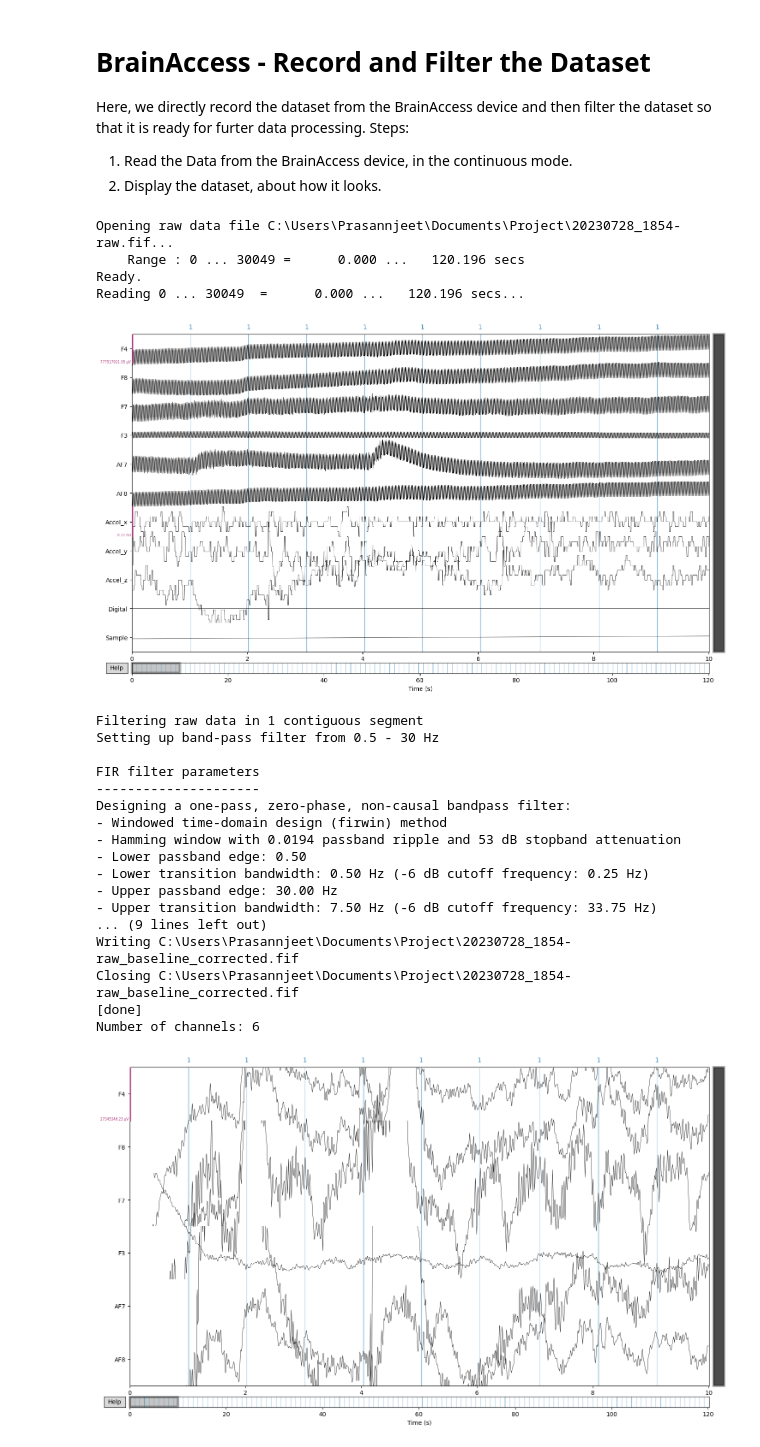
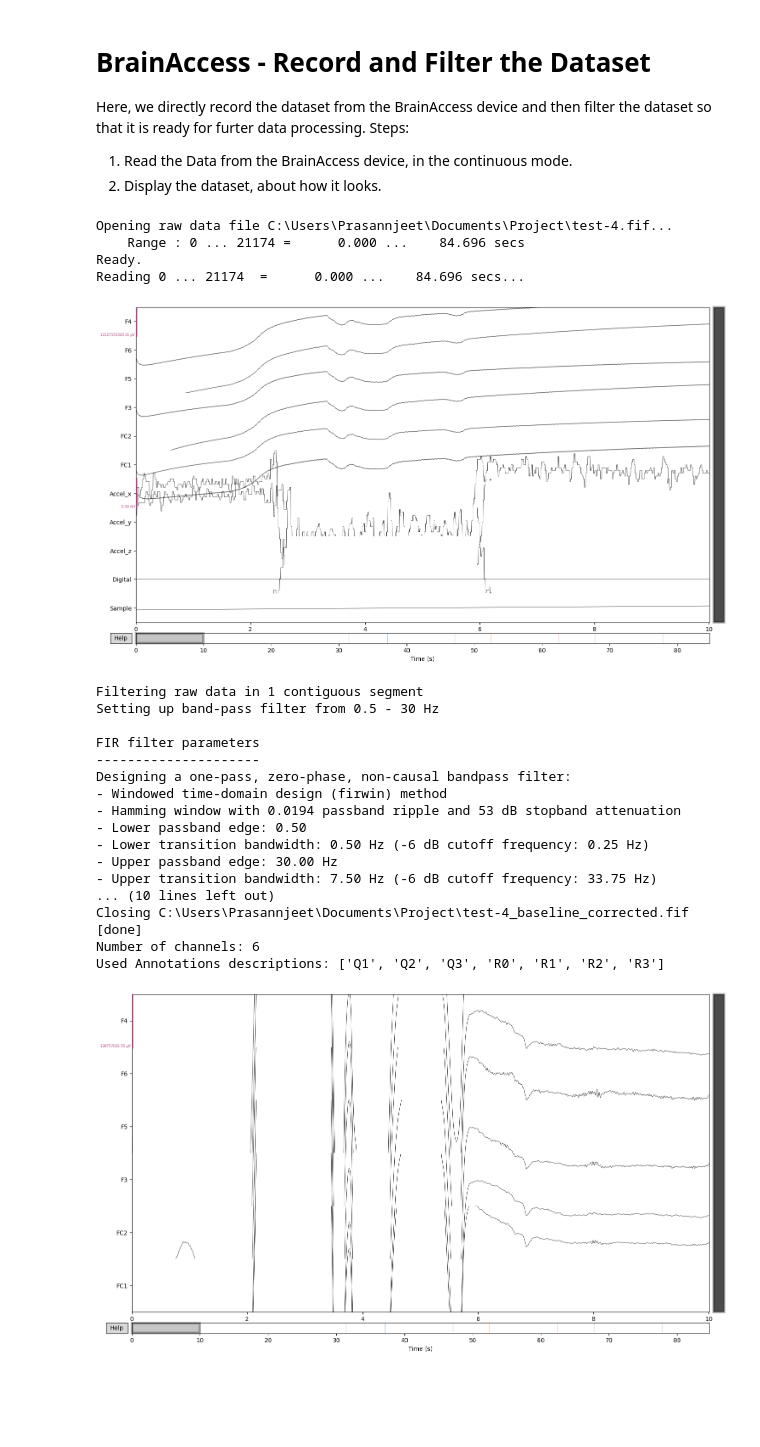
Before and after one commit to prasannjeet/brainaccess-eeg-python, a Jupyter notebook: data_process.ipynb, the cells around one changed output. Cells and saved outputs as stored; diff of their text form; code cells hidden in the pictures; blank space fills up the shorter version.

Commit message:
updated plotting and server to send timestamps

```diff
--- a/data_process.ipynb
+++ b/data_process.ipynb
@@ -12,7 +12,7 @@ import pandas as pd
 import numpy as np
 import matplotlib.pyplot as plt
 
-file_path = 'C:\\Users\\Prasannjeet\\Documents\\Project\\20230728_1854-raw.fif'
+file_path = 'C:\\Users\\Prasannjeet\\Documents\\Project\\test-4.fif'
 raw_data = mne.io.read_raw_fif(file_path, preload=True)
 
 # Plot the data
@@ -27,38 +27,40 @@ def remove_mean(x):
     return x - np.mean(x)
 
 # Apply the function
 raw_data.apply_function(remove_mean, picks='eeg')
 
 # Apply the filter
 raw_data.filter(0.5, 30)
 
 # Get the actual data as a NumPy array
 data = raw_data.get_data()
 
 # Convert the data to a DataFrame for pretty printing
 df = pd.DataFrame(data)
 
 # Round off to two decimal places
 df = df.round(2)
 
 # Print the first 4 columns of all rows
 print(df.iloc[:, :4])
 
 # Save the baseline corrected data
 raw_data.save(file_path.replace('.fif', '_baseline_corrected.fif'), overwrite=True)
 
 # To check the number of channels
 print(f"Number of channels: {raw_data.info['nchan']}")
 
 # Plot the data
-raw_data.plot(scalings='auto', verbose=False)
+# Get the events from annotations
+events, event_id = mne.events_from_annotations(raw_data)
+raw_data.plot(scalings='auto', verbose=False, events=events)
 plt.show()
 # %% [output]
-Opening raw data file C:\Users\Prasannjeet\Documents\Project\20230728_1854-raw.fif...
-    Range : 0 ... 30049 =      0.000 ...   120.196 secs
+Opening raw data file C:\Users\Prasannjeet\Documents\Project\test-4.fif...
+    Range : 0 ... 21174 =      0.000 ...    84.696 secs
 Ready.
-Reading 0 ... 30049  =      0.000 ...   120.196 secs...
+Reading 0 ... 21174  =      0.000 ...    84.696 secs...
-[figure, old version]
+[figure, new version]
 Filtering raw data in 1 contiguous segment
 Setting up band-pass filter from 0.5 - 30 Hz
 
@@ -71,9 +73,9 @@ Designing a one-pass, zero-phase, non-causal bandpass filter:
 - Lower transition bandwidth: 0.50 Hz (-6 dB cutoff frequency: 0.25 Hz)
 - Upper passband edge: 30.00 Hz
 - Upper transition bandwidth: 7.50 Hz (-6 dB cutoff frequency: 33.75 Hz)
-... (9 lines left out)
-Writing C:\Users\Prasannjeet\Documents\Project\20230728_1854-raw_baseline_corrected.fif
-Closing C:\Users\Prasannjeet\Documents\Project\20230728_1854-raw_baseline_corrected.fif
+... (10 lines left out)
+Closing C:\Users\Prasannjeet\Documents\Project\test-4_baseline_corrected.fif
 [done]
 Number of channels: 6
+Used Annotations descriptions: ['Q1', 'Q2', 'Q3', 'R0', 'R1', 'R2', 'R3']
-[figure, old version]
+[figure, new version]
```
Also changed, not shown: 2 other files.
